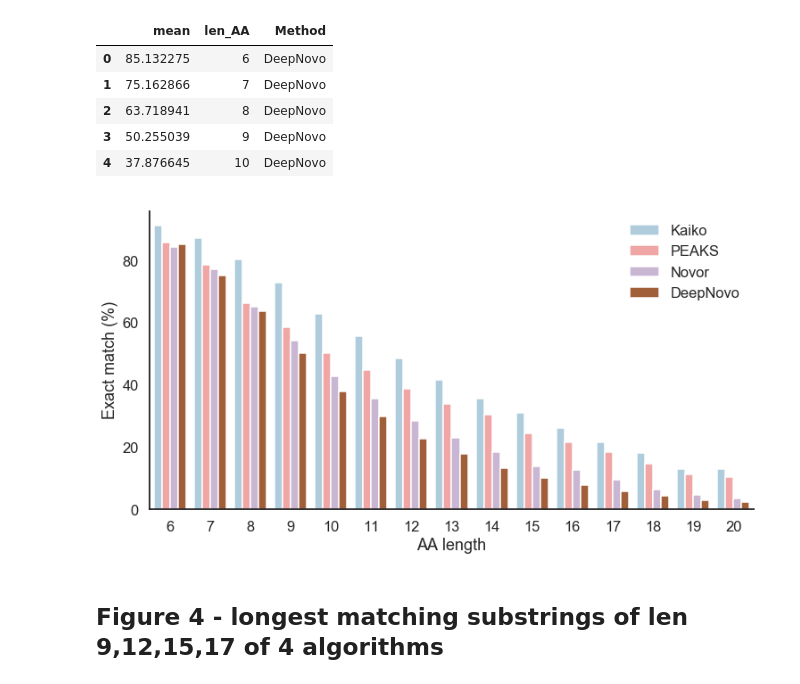
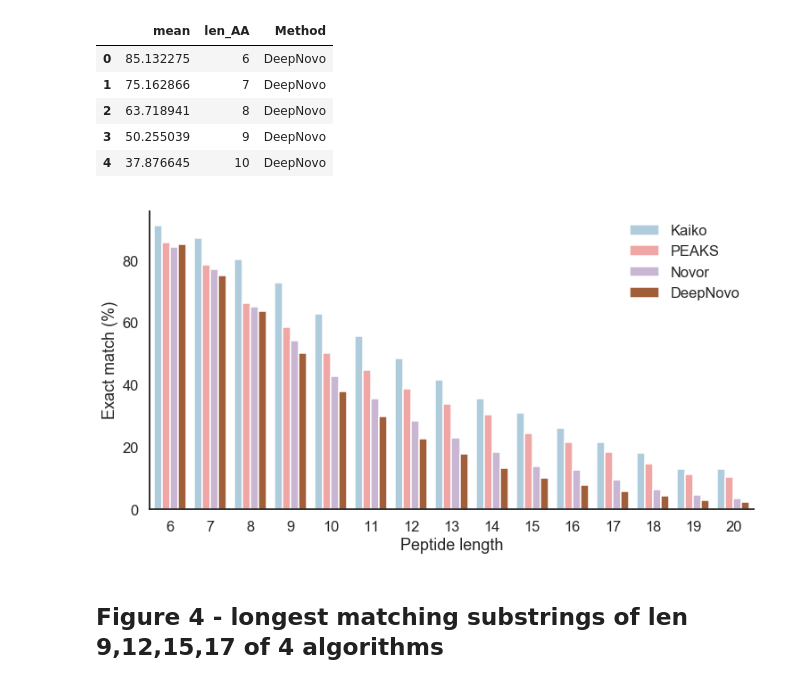
Before and after one commit to PNNL-Comp-Mass-Spec/Kaiko_Publication, a Jupyter notebook: analysis/figures.ipynb, the cells around one changed output. Drawn from its saved outputs; the diff is of its cells as text; code cells hidden in the pictures.

Commit message:
fix the xlabel

```diff
--- a/analysis/figures.ipynb
+++ b/analysis/figures.ipynb
@@ -75,22 +75,25 @@ df.head()
 # %%
 plt.close("all")
 
 # cm = plt.get_cmap('Paired')
 # fig = plt.figure()
 # ax = fig.add_subplot(111)
 # ax.set_color_cycle([cm(1.*(4*i)/NUM_COLORS) for i in range(NUM_COLORS)])
 
+cm = plt.get_cmap('Paired')
+colors = [cm(1.*(4*i)/NUM_COLORS) for i in range(NUM_COLORS)]
+
 g = sns.catplot(x="len_AA", y="mean", hue="Method", kind="bar", palette=colors,
                 hue_order=['Kaiko','PEAKS','Novor','DeepNovo'],
                 data=df, height=6, aspect=1.8, legend_out=False)
 
-g.set(xlabel="AA length")
+g.set(xlabel="Peptide length")
 g.set(ylabel="Exact match (%)")
 plt.legend(frameon=False)
 g.savefig("fig3.acc_by_len.png", dpi=600)
 plt.show()
 # %% [output]
-[figure, old version]
+[figure, new version]
 # %% [markdown]
 ## Figure 4 - longest matching substrings of len 9,12,15,17 of 4 algorithms
 # %%
```
Also changed, not shown: 1 other file.
